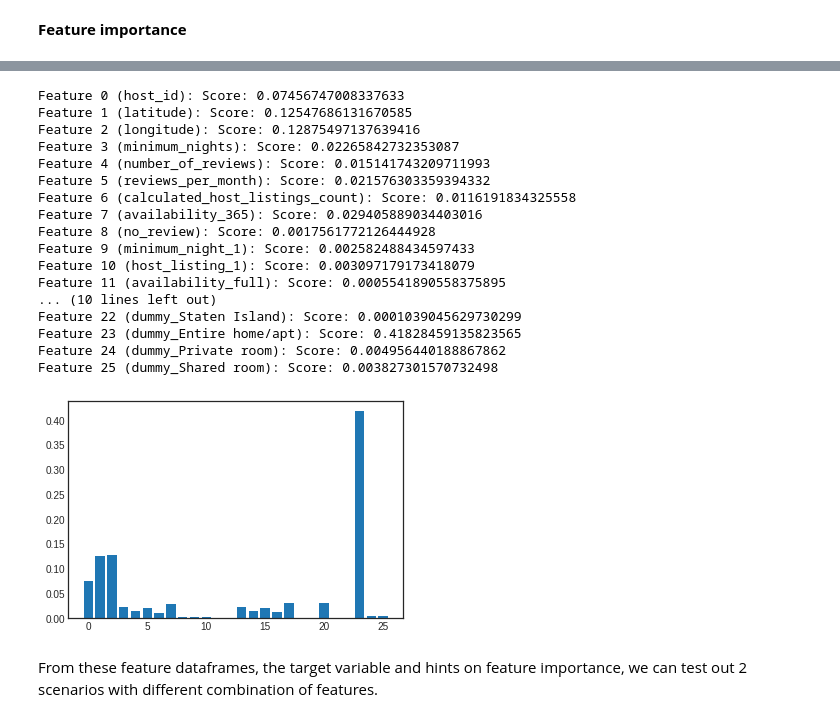
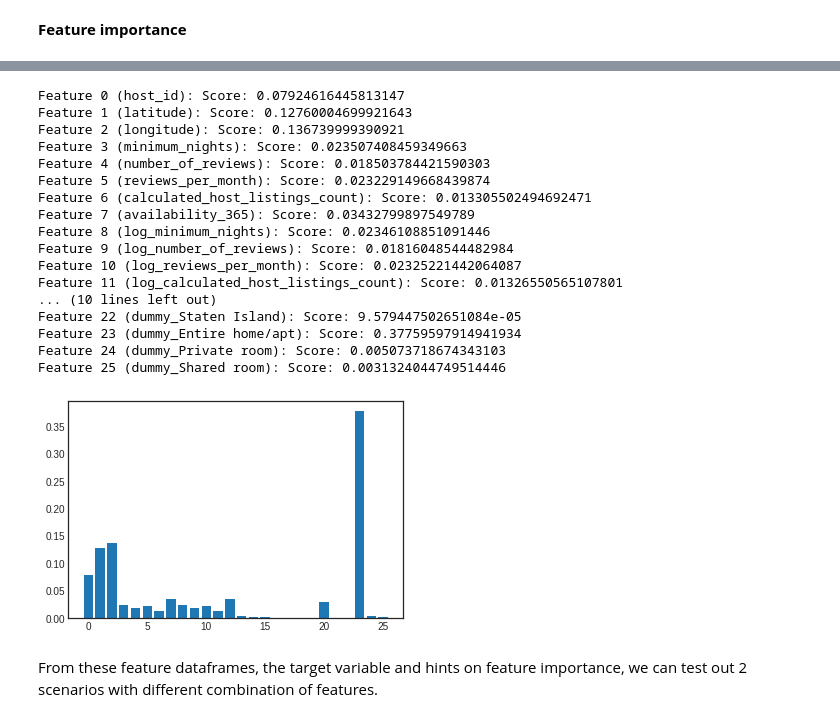
Before and after one commit to nguyen-nhat-mai/ensemble_project, a Jupyter notebook: Airbnb_Price_Prediction.ipynb, the cells around one changed output, grey strips where cells are left out. Drawn from its saved outputs; the diff is of its cells as text; code cells hidden in the pictures.

Commit message:
Update handle outliers, explanation for graph, scenario without original price

```diff
--- a/Airbnb_Price_Prediction.ipynb
+++ b/Airbnb_Price_Prediction.ipynb
@@ -447,25 +416,0 @@ df_wo_outlier = df2.loc[filter]
-# %%
-# check outliers again
-plt.figure(figsize = (20, 10))
-plt.style.use('seaborn-white')
-ax=plt.subplot(241)
-plt.boxplot(df_wo_outlier['price'])
-ax.set_title('price')
-ax=plt.subplot(242)
-plt.boxplot(df_wo_outlier['log_price'])
-ax.set_title('log(1+price)')
-ax=plt.subplot(243)
-plt.boxplot(df_wo_outlier['number_of_reviews'])
-ax.set_title('numer of reviews')
-ax=plt.subplot(244)
-plt.boxplot(df_wo_outlier['reviews_per_month'])
-ax.set_title('reviews_per_month')
-ax=plt.subplot(245)
-plt.boxplot(df_wo_outlier['availability_365'])
-ax.set_title('availability_365')
-ax=plt.subplot(246)
-plt.boxplot(df_wo_outlier['minimum_nights'])
-ax.set_title('minimum nights')
-ax=plt.subplot(247)
-plt.boxplot(df_wo_outlier['calculated_host_listings_count'])
-ax.set_title('host listings count')
@@ -556,9 +482,9 @@ feature_df_wo_outlier.head()
 # %%
-# Get the target variables
-y = df.log_price
+# Get the target variables (test out both price & log_price)
+y = df.price
 print(y)
-y_wo_outlier = df_wo_outlier.log_price
-print(y_wo_outlier)
+y_log_price = df.log_price
+print(y_log_price)
 
 # check length of features & target variables
 if len(feature_df) == len(y):
@@ -566,8 +492,8 @@ if len(feature_df) == len(y):
 else:
   print(False)
 
-if len(feature_df_wo_outlier) == len(y_wo_outlier):
-  print("check 2:", True)
+if len(feature_df) == len(y_log_price):
+  print("check 1:",True)
 else:
   print(False)
 # %% [output]
@@ -636,25 +561,25 @@ Feature 25 (dummy_Shared room): Score: 0.0038023363562232023
 # %%
-# check feature importance for data without outliers
-feature_imp_rf(list(feature_df.columns),X_wo_outlier,y_wo_outlier)
+# check feature importance for log_price
+feature_imp_rf(list(feature_df.columns),X,y_log_price)
 # %% [output]
-Feature 0 (host_id): Score: 0.07456747008337633
-Feature 1 (latitude): Score: 0.12547686131670585
-Feature 2 (longitude): Score: 0.12875497137639416
-Feature 3 (minimum_nights): Score: 0.02265842732353087
-Feature 4 (number_of_reviews): Score: 0.015141743209711993
-Feature 5 (reviews_per_month): Score: 0.021576303359394332
-Feature 6 (calculated_host_listings_count): Score: 0.0116191834325558
-Feature 7 (availability_365): Score: 0.029405889034403016
-Feature 8 (no_review): Score: 0.0017561772126444928
-Feature 9 (minimum_night_1): Score: 0.002582488434597433
-Feature 10 (host_listing_1): Score: 0.003097179173418079
-Feature 11 (availability_full): Score: 0.0005541890558375895
+Feature 0 (host_id): Score: 0.07924616445813147
+Feature 1 (latitude): Score: 0.12760004699921643
+Feature 2 (longitude): Score: 0.136739999390921
+Feature 3 (minimum_nights): Score: 0.023507408459349663
+Feature 4 (number_of_reviews): Score: 0.018503784421590303
+Feature 5 (reviews_per_month): Score: 0.023229149668439874
+Feature 6 (calculated_host_listings_count): Score: 0.013305502494692471
+Feature 7 (availability_365): Score: 0.03432799897549789
+Feature 8 (log_minimum_nights): Score: 0.02346108851091446
+Feature 9 (log_number_of_reviews): Score: 0.01816048544482984
+Feature 10 (log_reviews_per_month): Score: 0.02325221442064087
+Feature 11 (log_calculated_host_listings_count): Score: 0.01326550565107801
 ... (10 lines left out)
-Feature 22 (dummy_Staten Island): Score: 0.0001039045629730299
-Feature 23 (dummy_Entire home/apt): Score: 0.41828459135823565
-Feature 24 (dummy_Private room): Score: 0.004956440188867862
-Feature 25 (dummy_Shared room): Score: 0.003827301570732498
+Feature 22 (dummy_Staten Island): Score: 9.579447502651084e-05
+Feature 23 (dummy_Entire home/apt): Score: 0.37759597914941934
+Feature 24 (dummy_Private room): Score: 0.005073718674343103
+Feature 25 (dummy_Shared room): Score: 0.0031324044749514446
-[figure, old version]
+[figure, new version]
 # %% [markdown]
 From these feature dataframes, the target variable and hints on feature importance, we can test out 2 scenarios with different combination of features.
 # %% [markdown]
```
Also changed, not shown: parts of 39 cells of this notebook.
